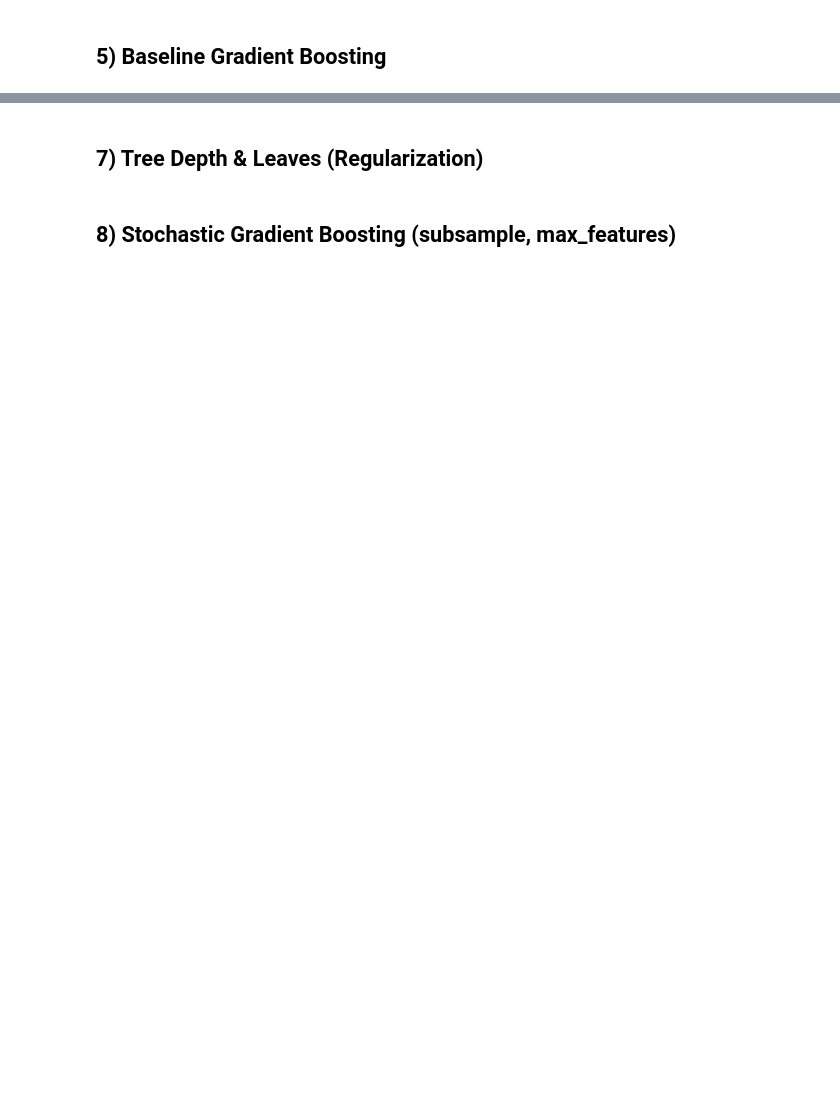
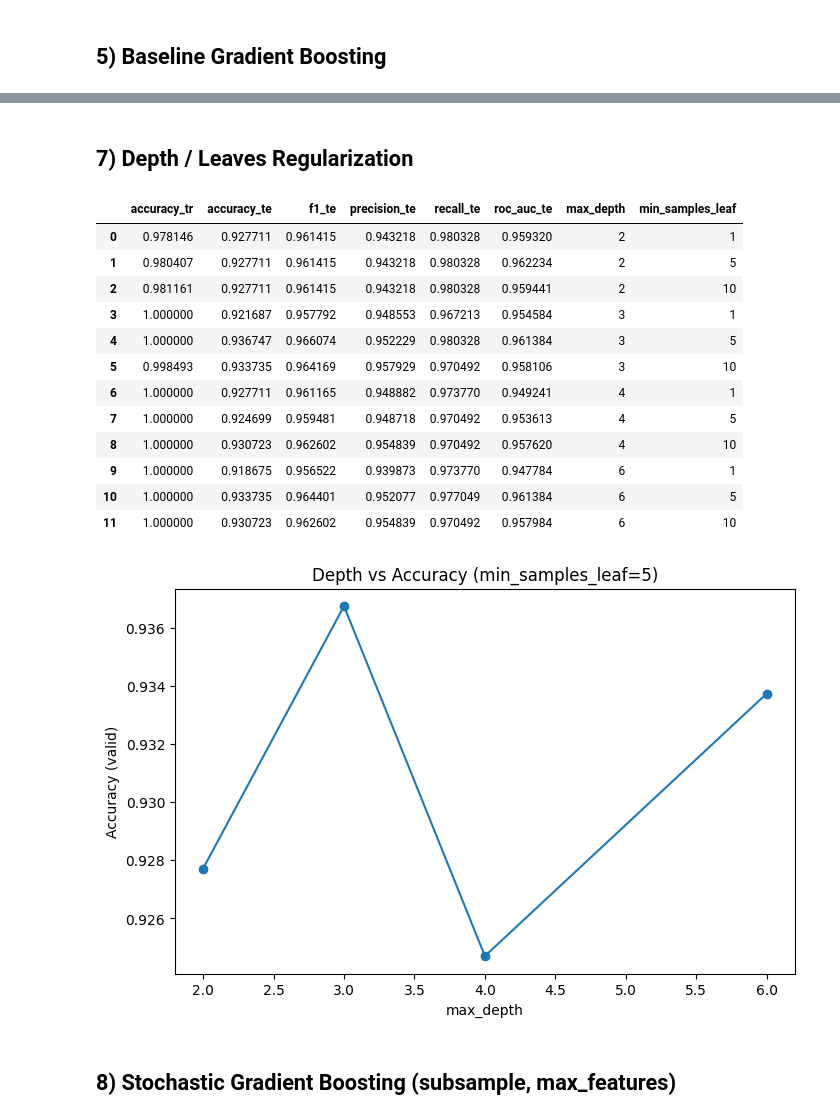
Before and after one commit to auwineza/OMDS-ModC-Week9-Uwineza-Annick, a Jupyter notebook: OMDS - ModC - Week9- Uwineza - Annick.ipynb, the cells around one changed output, grey strips where cells are left out. Saved outputs shown, nothing was run; the diff lists cells and outputs as text; code cells hidden in the pictures; blank space fills up the shorter version.

```diff
--- a/OMDS - ModC - Week9- Uwineza - Annick.ipynb
+++ b/OMDS - ModC - Week9- Uwineza - Annick.ipynb
@@ -211,45 +208,45 @@ plt.show()
 # %% [markdown]
-## 7) Tree Depth & Leaves (Regularization)
+## 7) Depth / Leaves Regularization
 # %%
-
 depths = [2, 3, 4, 6]
 min_leaves = [1, 5, 10]
 
 rows = []
 for d in depths:
     for ml in min_leaves:
-        if TASK == "regression":
-            est = GradientBoostingRegressor(max_depth=d, min_samples_leaf=ml, random_state=RANDOM_STATE)
-        else:
-            est = GradientBoostingClassifier(max_depth=d, min_samples_leaf=ml, random_state=RANDOM_STATE)
+        est = GradientBoostingClassifier(max_depth=d, min_samples_leaf=ml, random_state=RANDOM_STATE)
         pipe = Pipeline([("prep", preprocess), ("gb", est)])
         pipe.fit(X_train, y_train)
-        m = evaluate(pipe, X_train, y_train, X_valid, y_valid, TASK)
+        m = evaluate_cls(pipe, X_train, y_train, X_valid, y_valid)
         m.update({"max_depth": d, "min_samples_leaf": ml})
         rows.append(m)
 
 df_depth = pd.DataFrame(rows)
 display(df_depth)
 
-# Plot depth vs metric at best min_samples_leaf
-if TASK == "classification":
-    best_ml = df_depth.sort_values("accuracy_te", ascending=False).iloc[0]["min_samples_leaf"]
-    sub = df_depth[df_depth["min_samples_leaf"] == best_ml]
-    plt.figure(figsize=(8,5))
-    plt.plot(sub["max_depth"], sub["accuracy_te"], marker="o")
-    plt.xlabel("max_depth")
-    plt.ylabel("Accuracy (valid)")
-    plt.title(f"Depth vs Accuracy (min_samples_leaf={int(best_ml)})")
-    plt.show()
-else:
-    best_ml = df_depth.sort_values("rmse_te", ascending=True).iloc[0]["min_samples_leaf"]
-    sub = df_depth[df_depth["min_samples_leaf"] == best_ml]
-    plt.figure(figsize=(8,5))
-    plt.plot(sub["max_depth"], sub["rmse_te"], marker="o")
-    plt.xlabel("max_depth")
-    plt.ylabel("RMSE (valid)")
-    plt.title(f"Depth vs RMSE (min_samples_leaf={int(best_ml)})")
-    plt.show()
+best_ml = int(df_depth.sort_values("accuracy_te", ascending=False).iloc[0]["min_samples_leaf"])
+sub = df_depth[df_depth["min_samples_leaf"] == best_ml]
+plt.figure(figsize=(8,5))
+plt.plot(sub["max_depth"], sub["accuracy_te"], marker="o")
+plt.xlabel("max_depth")
+plt.ylabel("Accuracy (valid)")
+plt.title(f"Depth vs Accuracy (min_samples_leaf={best_ml})")
+plt.show()
+# %% [output]
+|  | accuracy_tr | accuracy_te | f1_te | precision_te | recall_te | roc_auc_te | max_depth | min_samples_leaf |
+| 0 | 0.978146 | 0.927711 | 0.961415 | 0.943218 | 0.980328 | 0.959320 | 2 | 1 |
+| 1 | 0.980407 | 0.927711 | 0.961415 | 0.943218 | 0.980328 | 0.962234 | 2 | 5 |
+| 2 | 0.981161 | 0.927711 | 0.961415 | 0.943218 | 0.980328 | 0.959441 | 2 | 10 |
+| 3 | 1.000000 | 0.921687 | 0.957792 | 0.948553 | 0.967213 | 0.954584 | 3 | 1 |
+| 4 | 1.000000 | 0.936747 | 0.966074 | 0.952229 | 0.980328 | 0.961384 | 3 | 5 |
+| 5 | 0.998493 | 0.933735 | 0.964169 | 0.957929 | 0.970492 | 0.958106 | 3 | 10 |
+| 6 | 1.000000 | 0.927711 | 0.961165 | 0.948882 | 0.973770 | 0.949241 | 4 | 1 |
+| 7 | 1.000000 | 0.924699 | 0.959481 | 0.948718 | 0.970492 | 0.953613 | 4 | 5 |
+| 8 | 1.000000 | 0.930723 | 0.962602 | 0.954839 | 0.970492 | 0.957620 | 4 | 10 |
+| 9 | 1.000000 | 0.918675 | 0.956522 | 0.939873 | 0.973770 | 0.947784 | 6 | 1 |
+| 10 | 1.000000 | 0.933735 | 0.964401 | 0.952077 | 0.977049 | 0.961384 | 6 | 5 |
+| 11 | 1.000000 | 0.930723 | 0.962602 | 0.954839 | 0.970492 | 0.957984 | 6 | 10 |
+[figure, added]
 # %% [markdown]
 ## 8) Stochastic Gradient Boosting (subsample, max_features)
 # %%
```
Also changed, not shown: parts of 31 cells of this notebook.
